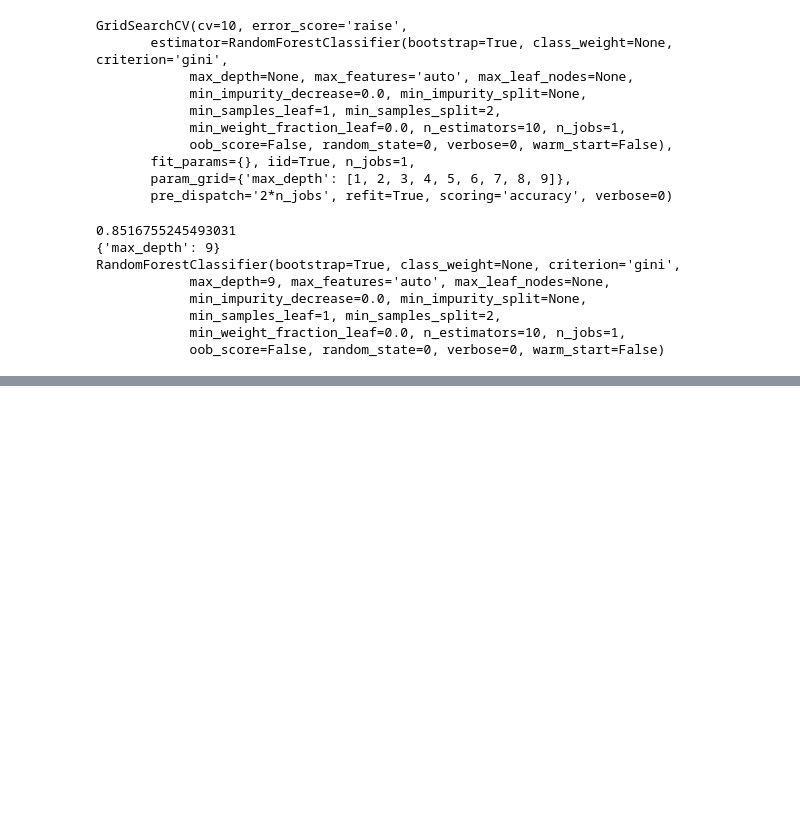
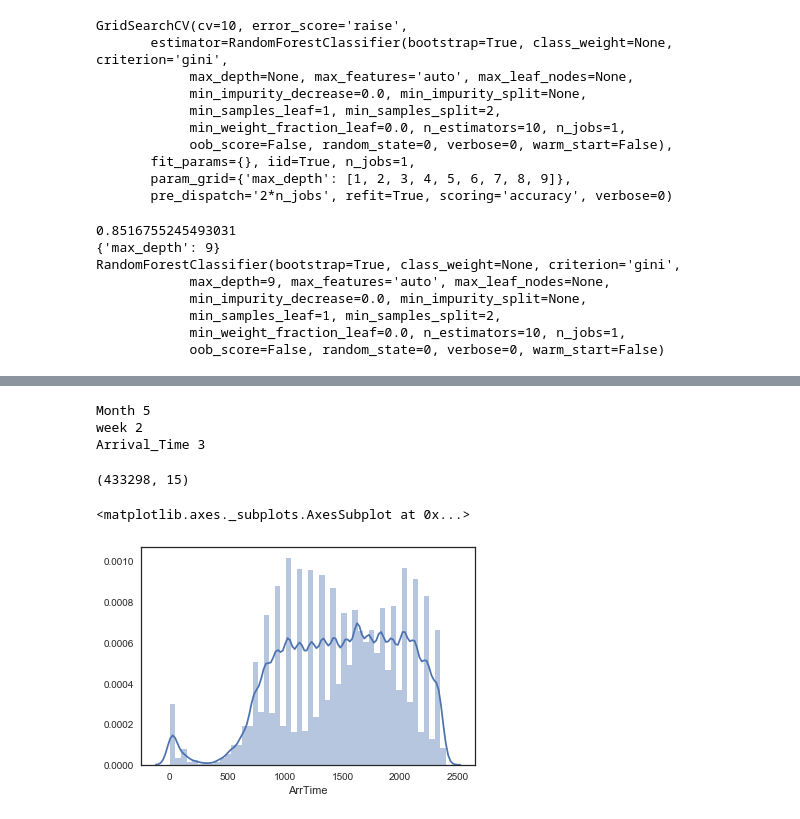
Before and after one commit to mohankumaru/airline_project, a Jupyter notebook: flight_delay.ipynb, the cells around one changed output, grey strips where cells are left out. Drawn from its saved outputs; the diff is of its cells as text; code cells hidden in the pictures; blank space fills up the shorter version.

```diff
--- a/flight_delay.ipynb
+++ b/flight_delay.ipynb
@@ -810,0 +896,10 @@ RandomForestClassifier(bootstrap=True, class_weight=None, criterion='gini',
+# %%
+#print('uniquecarrier',len(df_clean_for_delay1.UniqueCarrier.unique()))
+#print('origin',len(df_clean_for_delay1.Origin.unique()))
+print('Month',len(df_clean_for_delay1.Month.unique()))
+print('week',len(df_clean_for_delay1.Week.unique()))
+print('Arrival_Time',len(df_clean_for_delay1.Arrival_Time.unique()))
+# %% [output]
+Month 5
+week 2
+Arrival_Time 3
@@ -810,0 +908,22 @@ RandomForestClassifier(bootstrap=True, class_weight=None, criterion='gini',
+# %%
+#df_clean_for_delay1.drop(['UniqueCarrier','Month','Week','Arrival_Time'], axis = 1, inplace = True)
+
+indicator_var1 = pd.DataFrame()
+categories = ['Month','Week','Arrival_Time']
+# %%
+for i in categories:
+    x = pd.get_dummies(df_clean_for_delay1[i],drop_first=True)
+    indicator_var1 = pd.concat([indicator_var1, x],axis=1)
+# %%
+df_clean_for_delay1.drop(['Month', 'Week', "Arrival_Time"], axis = 1, inplace = True)
+# %%
+final_data_delay1 = pd.concat([indicator_var1, df_clean_for_delay1],axis=1)
+# %%
+final_data_delay1.shape
+# %% [output]
+(433298, 15)
+# %%
+sns.distplot(final_data_delay1.ArrTime)
+# %% [output]
+<matplotlib.axes._subplots.AxesSubplot at 0x...>
+[figure, added]
```
Also changed, not shown: parts of 50 cells of this notebook.
